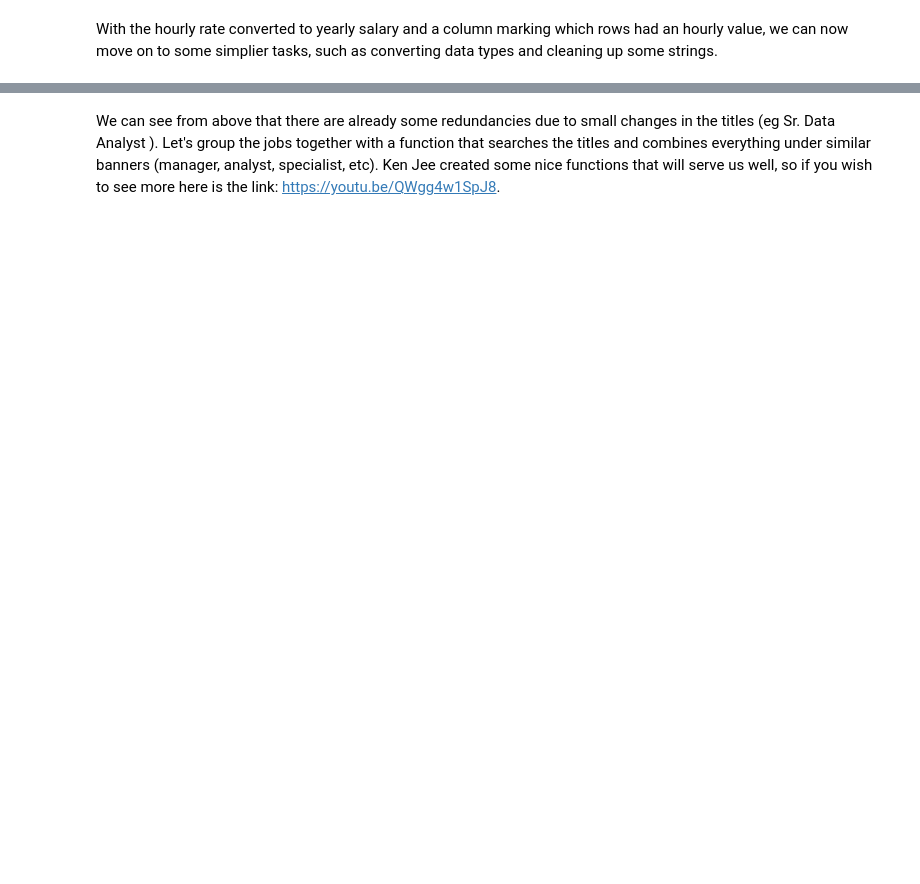
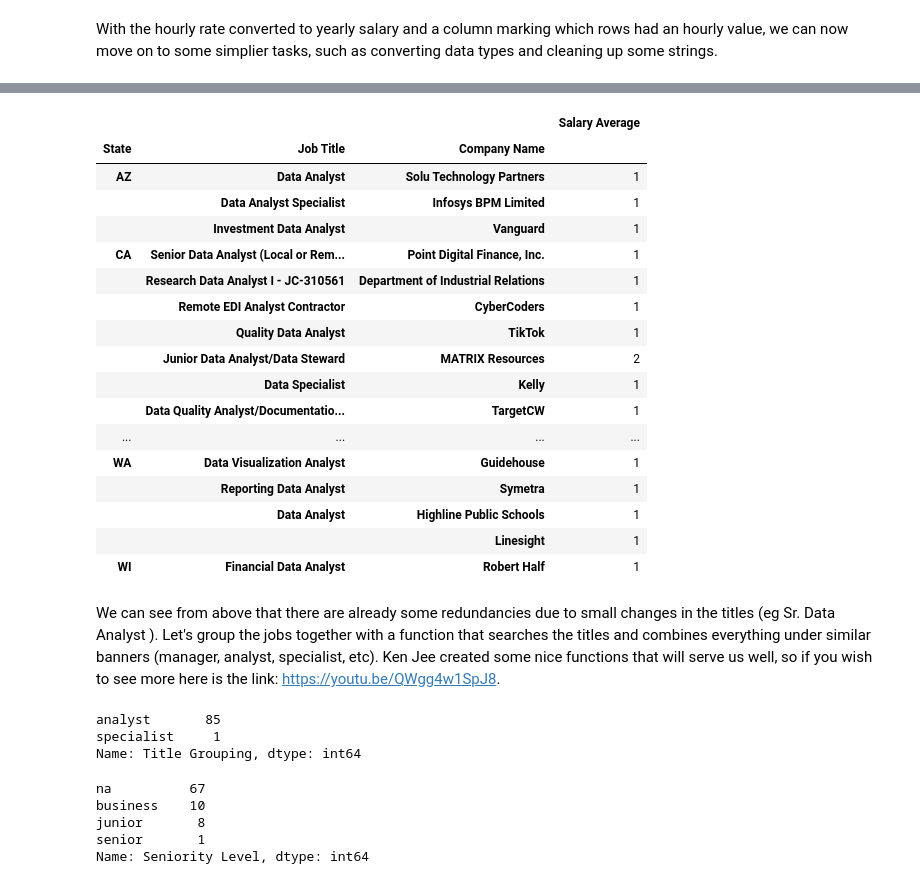
Before and after one commit to markfarrugia29/Webscraping-and-analysis-projects, a Jupyter notebook: Glassdoor_webscraper/Jupyter_notebooks/Salary_Data_Cleanup.ipynb, the cells around one changed output, grey strips where cells are left out. Drawn from its saved outputs; the diff is of its cells as text; code cells hidden in the pictures; blank space fills up the shorter version.

```diff
--- a/Glassdoor_webscraper/Jupyter_notebooks/Salary_Data_Cleanup.ipynb
+++ b/Glassdoor_webscraper/Jupyter_notebooks/Salary_Data_Cleanup.ipynb
@@ -258,0 +356,3 @@ data_cleaned
+# %%
+data_drop_dups = data_cleaned.drop_duplicates()
+data_drop_dups.info()
@@ -259,3 +377,24 @@ data_cleaned
+# %%
+pd.pivot_table(data_drop_dups,index=["State", "Job Title","Company Name"], values = "Salary Average",aggfunc='count').sort_values("State")
+# %% [output]
+|  |  |  | Salary Average |
+| State | Job Title | Company Name |  |
+| AZ | Data Analyst | Solu Technology Partners | 1 |
+|  | Data Analyst Specialist | Infosys BPM Limited | 1 |
+|  | Investment Data Analyst | Vanguard | 1 |
+| CA | Senior Data Analyst (Local or Rem... | Point Digital Finance, Inc. | 1 |
+|  | Research Data Analyst I - JC-310561 | Department of Industrial Relations | 1 |
+|  | Remote EDI Analyst Contractor | CyberCoders | 1 |
+|  | Quality Data Analyst | TikTok | 1 |
+|  | Junior Data Analyst/Data Steward | MATRIX Resources | 2 |
+|  | Data Specialist | Kelly | 1 |
+|  | Data Quality Analyst/Documentatio... | TargetCW | 1 |
+| ... | ... | ... | ... |
+| WA | Data Visualization Analyst | Guidehouse | 1 |
+|  | Reporting Data Analyst | Symetra | 1 |
+|  | Data Analyst | Highline Public Schools | 1 |
+|  |  | Linesight | 1 |
+| WI | Financial Data Analyst | Robert Half | 1 |
 # %%
 # Group jobs under archetypes (Junior v senior, analyst v business analyst)
 data_cleaned["Job Title"].value_counts() # count instances of job titles occuring
@@ -293,12 +434,22 @@ def seniority(title):
         return 'na'
 # %%
 #Check binning
-data_cleaned['Job Title'] = data_cleaned['Job Title'].values.astype(str)
-data_cleaned['Title Grouping'] = data_cleaned['Job Title'].apply(title_condencer)
-data_cleaned['Title Grouping'].value_counts()
+data_drop_dups['Job Title'] = data_drop_dups['Job Title'].values.astype(str)
+data_drop_dups['Title Grouping'] = data_drop_dups['Job Title'].apply(title_condencer)
+data_drop_dups['Title Grouping'].value_counts()
+# %% [output]
+analyst       85
+specialist     1
+Name: Title Grouping, dtype: int64
 # %%
 #check seniority level
-data_cleaned['Seniority Level'] = data_cleaned['Job Title'].apply(seniority)
-data_cleaned['Seniority Level'].value_counts()
+data_drop_dups['Seniority Level'] = data_drop_dups['Job Title'].apply(seniority)
+data_drop_dups['Seniority Level'].value_counts()
+# %% [output]
+na          67
+business    10
+junior       8
+senior       1
+Name: Seniority Level, dtype: int64
 # %%
 #input the filename you wish to save the information as
```
Also changed, not shown: parts of 22 cells of this notebook, 10 other files.
